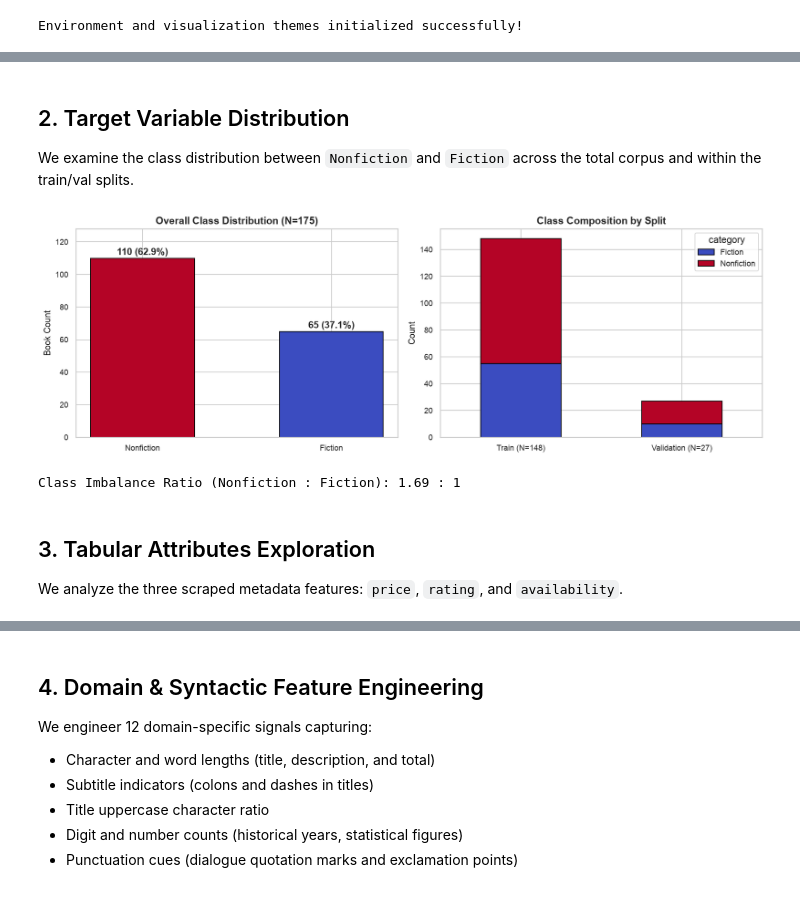
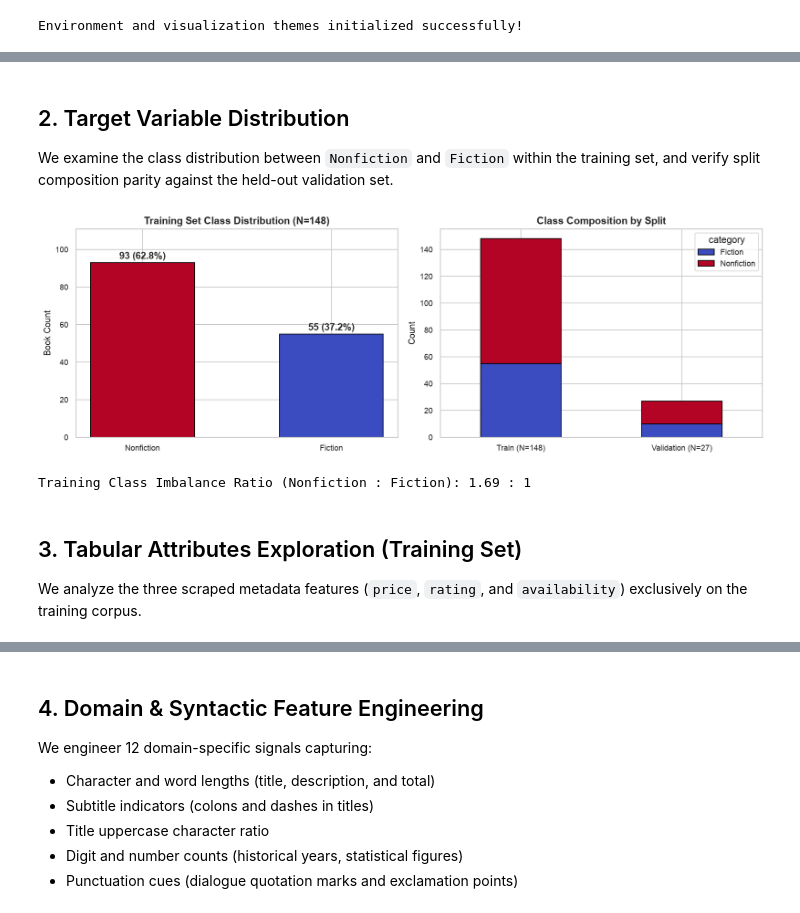
Before and after one commit to Ravindu987/BookML, a Jupyter notebook: eda.ipynb, the cells around one changed output, grey strips where cells are left out. Drawn from its saved outputs; the diff is of its cells as text; code cells hidden in the pictures.

```diff
--- a/eda.ipynb
+++ b/eda.ipynb
@@ -67,10 +67,15 @@ with open(DATA_DIR / "validation_set.txt", "r", encoding="utf-8") as f:
 df_raw["id"] = df_raw.index
 df_raw["is_validation"] = df_raw["id"].isin(val_ids)
 
-print(f"Total Records: {len(df_raw)}")
-print(f"Training Set : {(~df_raw['is_validation']).sum()} records")
-print(f"Validation   : {df_raw['is_validation'].sum()} records")
-print(f"Missing Values: {df_raw.isnull().sum().to_dict()}")
+# Partition: Training Set (EDA Scope) & Held-Out Validation Set
+train_mask = (~df_raw["is_validation"]).values
+df_train = df_raw[train_mask].copy().reset_index(drop=True)
+df_val = df_raw[~train_mask].copy().reset_index(drop=True)
 
-display(df_raw.head())
+print(f"Total Corpus Records: {len(df_raw)}")
+print(f"Training Set (EDA Scope): {len(df_train)} records ({(df_train['category']=='Nonfiction').sum()} Nonfiction, {(df_train['category']=='Fiction').sum()} Fiction)")
+print(f"Held-out Validation Set : {len(df_val)} records ({(df_val['category']=='Nonfiction').sum()} Nonfiction, {(df_val['category']=='Fiction').sum()} Fiction)")
+print(f"Missing Values (Training Set): {df_train.isnull().sum().to_dict()}")
+
+display(df_train.head())
 # %% [output]
@@ -87,41 +92,41 @@ Missing Values: {'category': 0, 'title': 0, 'price': 0, 'rating': 0, 'descriptio
 # %% [markdown]
 ## 2. Target Variable Distribution
 
-We examine the class distribution between `Nonfiction` and `Fiction` across the total corpus and within the train/val splits.
+We examine the class distribution between `Nonfiction` and `Fiction` within the training set, and verify split composition parity against the held-out validation set.
 # %%
 fig, axes = plt.subplots(1, 2, figsize=(13, 4.5))
 
-# Plot A: Overall Target Distribution
-counts = df_raw["category"].value_counts()
-pcts = df_raw["category"].value_counts(normalize=True) * 100
+# Plot A: Training Set Target Distribution (N=148)
+counts = df_train["category"].value_counts()
+pcts = df_train["category"].value_counts(normalize=True) * 100
 bars = axes[0].bar(counts.index, counts.values, color=[PALETTE[c] for c in counts.index], edgecolor="black", width=0.55)
 for bar, pct in zip(bars, pcts):
     y = bar.get_height()
     axes[0].text(bar.get_x() + bar.get_width() / 2, y + 2, f"{int(y)} ({pct:.1f}%)", ha="center", fontweight="bold")
-axes[0].set_title("Overall Class Distribution (N=175)")
+axes[0].set_title("Training Set Class Distribution (N=148)")
 axes[0].set_ylabel("Book Count")
 axes[0].set_ylim(0, max(counts) + 18)
 
-# Plot B: Split Distribution
+# Plot B: Split Distribution (Kept Same)
 split_counts = df_raw.groupby(["is_validation", "category"]).size().unstack(fill_value=0)
 split_counts.index = ["Train (N=148)", "Validation (N=27)"]
 split_counts.plot(kind="bar", stacked=True, color=[PALETTE["Fiction"], PALETTE["Nonfiction"]], ax=axes[1], edgecolor="black", width=0.5)
 axes[1].set_title("Class Composition by Split")
 axes[1].set_ylabel("Count")
 axes[1].set_xticklabels(axes[1].get_xticklabels(), rotation=0)
 
 plt.tight_layout()
 plt.show()
 
-imbalance_ratio = (df_raw['category'] == 'Nonfiction').sum() / (df_raw['category'] == 'Fiction').sum()
-print(f"Class Imbalance Ratio (Nonfiction : Fiction): {imbalance_ratio:.2f} : 1")
+imbalance_ratio = (df_train['category'] == 'Nonfiction').sum() / (df_train['category'] == 'Fiction').sum()
+print(f"Training Class Imbalance Ratio (Nonfiction : Fiction): {imbalance_ratio:.2f} : 1")
 # %% [output]
-[figure, old version]
+[figure, new version]
-Class Imbalance Ratio (Nonfiction : Fiction): 1.69 : 1
+Training Class Imbalance Ratio (Nonfiction : Fiction): 1.69 : 1
 # %% [markdown]
-## 3. Tabular Attributes Exploration
+## 3. Tabular Attributes Exploration (Training Set)
 
-We analyze the three scraped metadata features: `price`, `rating`, and `availability`.
+We analyze the three scraped metadata features (`price`, `rating`, and `availability`) exclusively on the training corpus.
 # %%
 # Numeric rating mapping
 RATING_MAP = {"One": 1, "Two": 2, "Three": 3, "Four": 4, "Five": 5}
```
Also changed, not shown: parts of 13 cells of this notebook.
